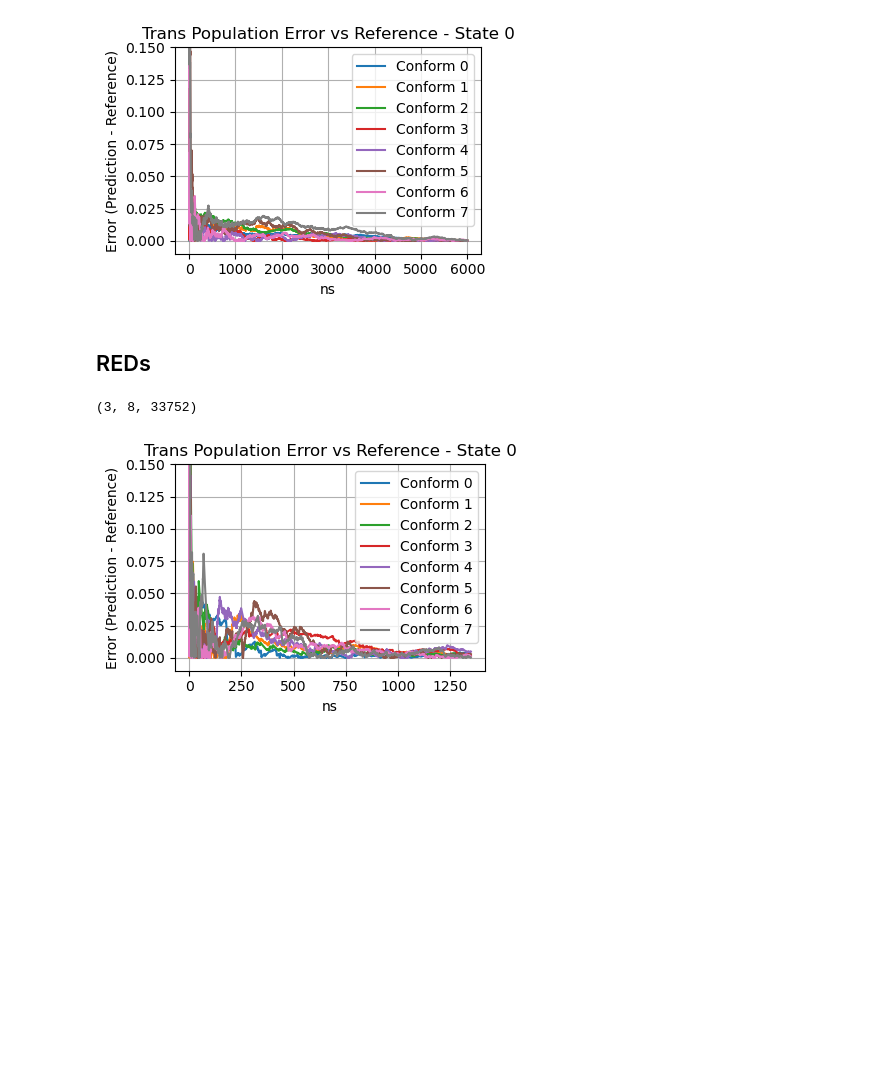
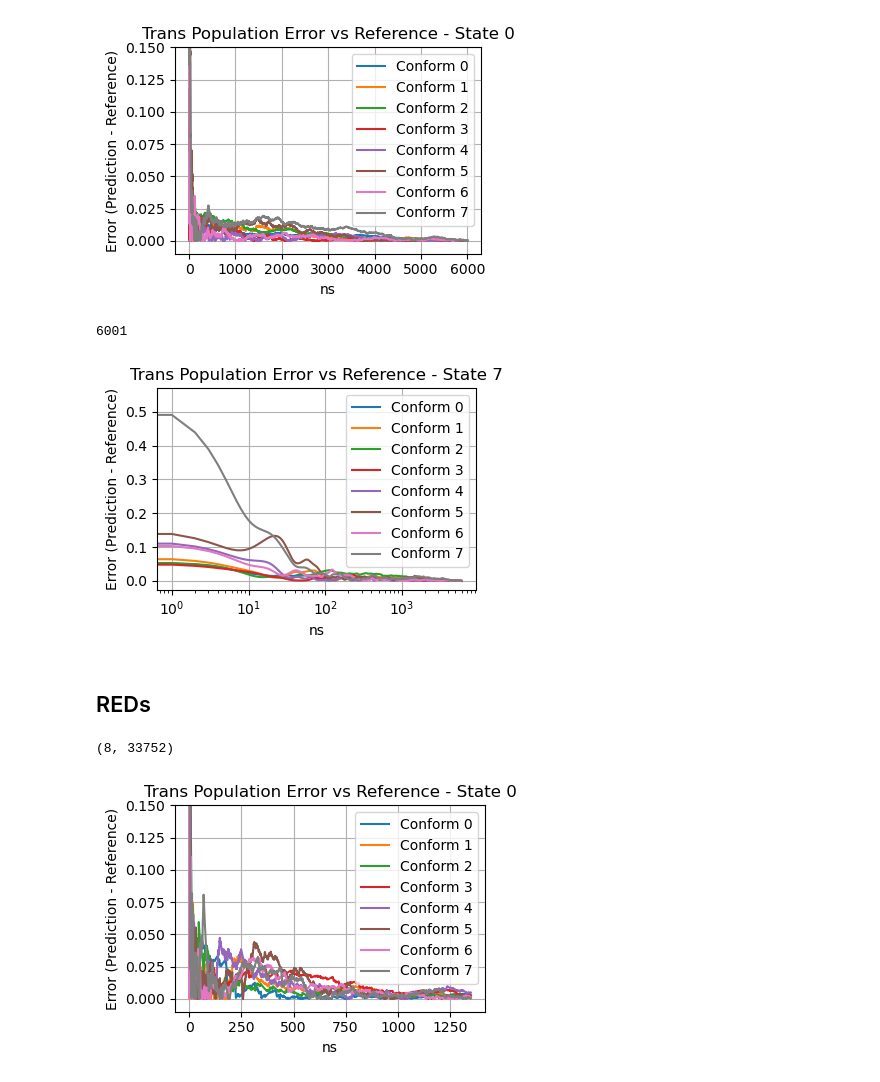
Before and after one commit to starwingc/peptoid_ESM, a Jupyter notebook: Analysis/error_over_time_8_conform.ipynb, the cells around one changed output. Drawn from its saved outputs; the diff is of its cells as text; code cells hidden in the pictures; blank space fills up the shorter version.

```diff
--- a/Analysis/error_over_time_8_conform.ipynb
+++ b/Analysis/error_over_time_8_conform.ipynb
@@ -61,6 +106,7 @@ error_loaded = Data.load(f"{ee_path}/population_data/error_8_conform_reduced.pkl
 errors = error_loaded[0]
 
 ee_errors = errors
+ee_errors_smooth = smooth_conformers_gaussian(ee_errors, sigma=sigma)
 ee_errors.shape
 # %% [output]
 (8, 3181)
@@ -119,6 +188,31 @@ for thermo in range(thermo_num):  # Loop over 6 thermodynamic states
     plt.show()
 # %% [output]
 [figure]
+# %%
+hrex_errors.shape[2]
+# %% [output]
+6001
+# %%
+dt_in_ns = 1 #10 ps
+time_step_to_show = 3 # 100 ns
+
+plt.figure(figsize=(4, 3))
+for conform in range(conform_num):  # Loop over 8 conformational states
+    x = np.arange(hrex_errors.shape[2])
+
+    plt.plot(x * dt_in_ns, hrex_errors_smooth[conform, :], label=f'Conform {conform}')
+plt.title(f'Trans Population Error vs Reference - State {conform}')
+plt.xlabel('ns')
+plt.ylabel('Error (Prediction - Reference)')
+plt.grid(True)
+plt.legend()
+plt.xscale("log")
+
+#plt.ylim(0, 0.15)
+plt.tight_layout()
+plt.show()
+# %% [output]
+[figure, added]
 # %% [markdown]
 ## REDs
 # %%
@@ -129,9 +223,11 @@ error_loaded = Data.load(f"{reds_path}/population_data/error_8_conform_reduced.p
 errors = error_loaded[0]
 
 reds_errors = errors
+reds_errors_smooth = smooth_conformers_gaussian(reds_errors[1], sigma=sigma)
 reds_errors.shape
+reds_errors_smooth.shape
 # %% [output]
-(3, 8, 33752)
+(8, 33752)
 # %%
 thermo_num = 1
 conform_num = 8
```
Also changed, not shown: parts of 21 cells of this notebook, 1 other file.
